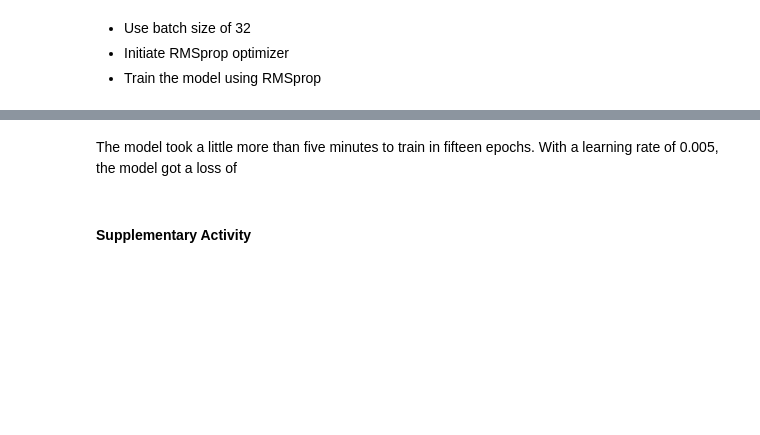
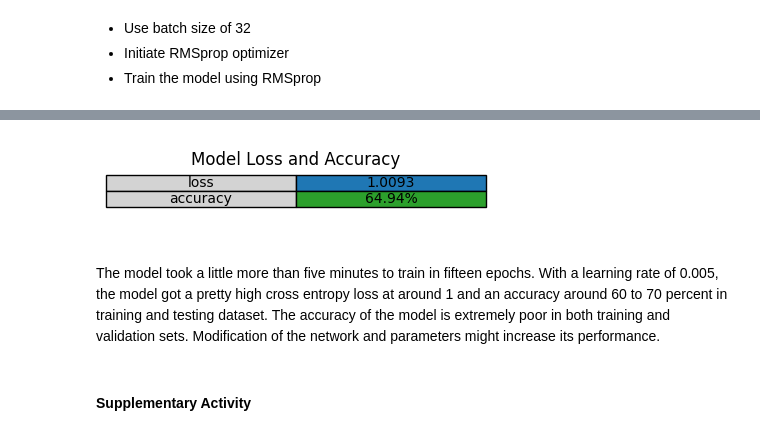
Before and after one commit to qkestacion07/CPE313, a Jupyter notebook: Estacion_Hands_on_Activity_2_1_Convolutional_Neural_Network.ipynb, the cells around one changed output, grey strips where cells are left out. Saved outputs shown, nothing was run; the diff lists cells and outputs as text; code cells hidden in the pictures; blank space fills up the shorter version.

```diff
--- a/Estacion_Hands_on_Activity_2_1_Convolutional_Neural_Network.ipynb
+++ b/Estacion_Hands_on_Activity_2_1_Convolutional_Neural_Network.ipynb
@@ -207,3 +223,4 @@ plot_loss_acc(model1_train_eval,)
 # %%
-model1_train_eval = model_1.evaluate(x_train,y_train)
-plot_loss_acc(model1_train_eval)
+model1_test_eval = model_1.evaluate(x_test,y_test)
+plot_loss_acc(model1_test_eval)
+# %% [output]
@@ -210,5 +228,6 @@ plot_loss_acc(model1_train_eval)
+[figure, added]
 # %% [markdown]
-The model took a little more than five minutes to train in fifteen epochs. With a learning rate of 0.005, the model got a loss of
+The model took a little more than five minutes to train in fifteen epochs. With a learning rate of 0.005, the model got a pretty high cross entropy loss at around 1 and an accuracy around 60 to 70 percent in training and testing dataset. The accuracy of the model is extremely poor in both training and validation sets. Modification of the network and parameters might increase its performance.
 # %% [markdown]
 #### Supplementary Activity
 # %% [markdown]
```
Also changed, not shown: parts of 13 cells of this notebook.
